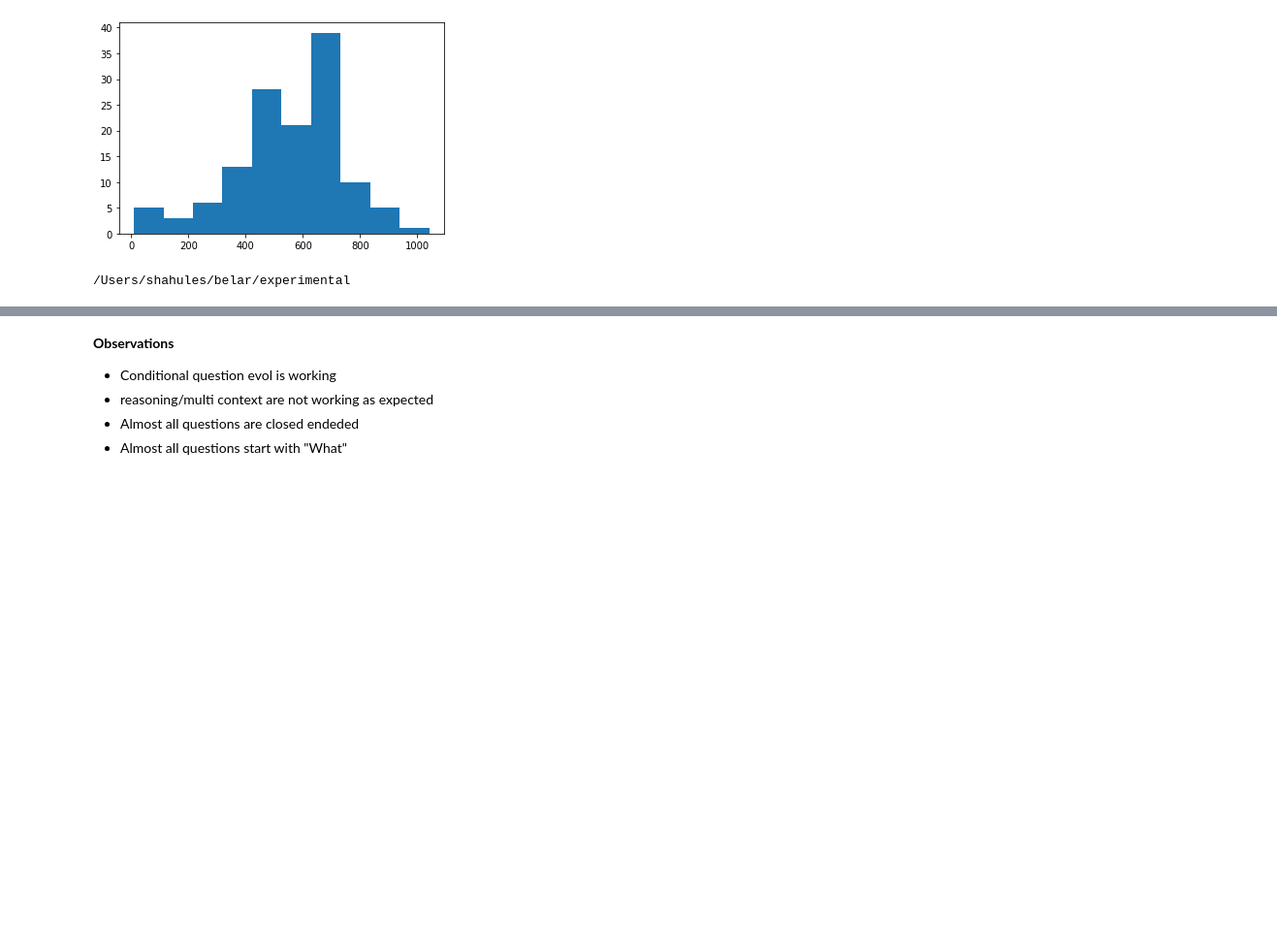
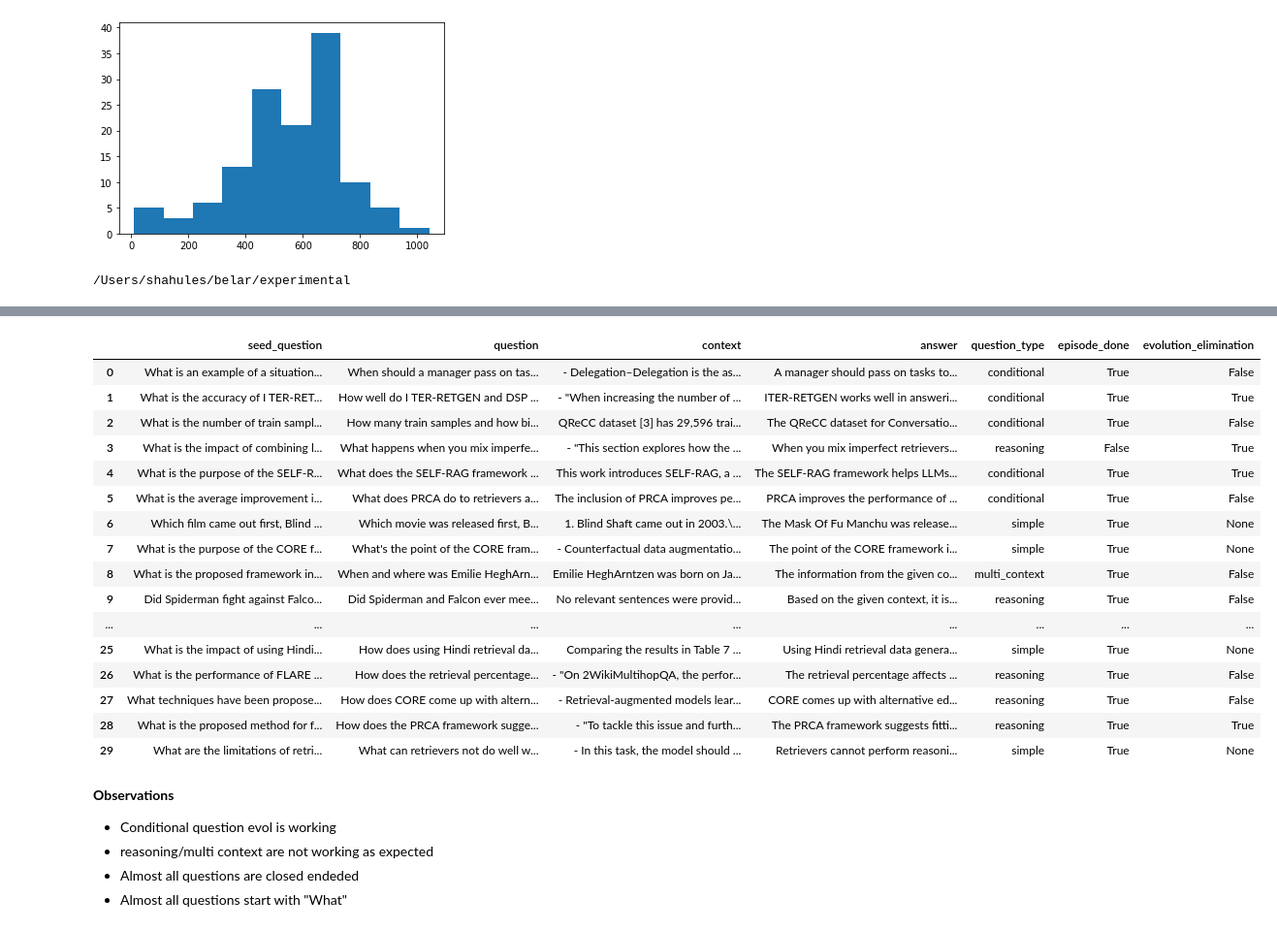
Before and after one commit to explodinggradients/ragas, a Jupyter notebook: experimental/Testgeneration.ipynb, the cells around one changed output, grey strips where cells are left out. Shown at 97% size. Saved outputs shown, nothing was run; the diff lists cells and outputs as text; code cells hidden in the pictures; blank space fills up the shorter version.

```diff
--- a/experimental/Testgeneration.ipynb
+++ b/experimental/Testgeneration.ipynb
@@ -27,7 +27,7 @@ loader = ArxivReader() #uses simpledirectory reader under the hood, hence need m
 # %%
 # documents = loader.load_data("retrieval augmented generation AND large language model",max_results=20,papers_dir='./arxiv-papers')
 # %%
-reader = SimpleDirectoryReader("./arxiv-papers/",num_files_limit=10)
+reader = SimpleDirectoryReader("./arxiv-papers/",num_files_limit=25)
 documents = reader.load_data()
 # %% [markdown]
 ## SimpleDirectoryReader?
@@ -50,13 +50,13 @@ plt.hist([len(doc.get_content().split()) for doc in documents])
 [figure]
 # %%
 test_dist =  {
-    "simple": 0.4,
-    "reasoning": 0.3,
-    "multi_context": 0.0,
-    "conditional": 0.3,
+    "simple": 0.3,
+    "reasoning": 0.25,
+    "multi_context": .2,
+    "conditional": 0.25,
 }
 # %%
-testsetgenerator = TestsetGenerator.from_default(testset_distribution=test_dist,chunk_size=712)
+testsetgenerator = TestsetGenerator.from_default(testset_distribution=test_dist,chunk_size=1024)
 # %%
 !pwd
 # %% [output]
@@ -201,0 +64,2 @@ seed question What are the four types of reflection tokens used in SELF-RAG?
+# %%
+test_df = testsetgenerator.generate(documents,test_size=30)
@@ -202 +132,21 @@ seed question What are the four types of reflection tokens used in SELF-RAG?
+# %%
+test_df.to_pandas()
+# %% [output]
+|  | seed_question | question | context | answer | question_type | episode_done | evolution_elimination |
+| 0 | What is an example of a situation... | When should a manager pass on tas... | - Delegation–Delegation is the as... | A manager should pass on tasks to... | conditional | True | False |
+| 1 | What is the accuracy of I TER-RET... | How well do I TER-RETGEN and DSP ... | - "When increasing the number of ... | ITER-RETGEN works well in answeri... | conditional | True | True |
+| 2 | What is the number of train sampl... | How many train samples and how bi... | QReCC dataset [3] has 29,596 trai... | The QReCC dataset for Conversatio... | conditional | True | False |
+| 3 | What is the impact of combining l... | What happens when you mix imperfe... | - "This section explores how the ... | When you mix imperfect retrievers... | reasoning | False | True |
+| 4 | What is the purpose of the SELF-R... | What does the SELF-RAG framework ... | This work introduces SELF-RAG, a ... | The SELF-RAG framework helps LLMs... | conditional | True | True |
+| 5 | What is the average improvement i... | What does PRCA do to retrievers a... | The inclusion of PRCA improves pe... | PRCA improves the performance of ... | conditional | True | False |
+| 6 | Which film came out first, Blind ... | Which movie was released first, B... | 1. Blind Shaft came out in 2003.\... | The Mask Of Fu Manchu was release... | simple | True | None |
+| 7 | What is the purpose of the CORE f... | What's the point of the CORE fram... | - Counterfactual data augmentatio... | The point of the CORE framework i... | simple | True | None |
+| 8 | What is the proposed framework in... | When and where was Emilie HeghArn... | Emilie HeghArntzen was born on Ja... | The information from the given co... | multi_context | True | False |
+| 9 | Did Spiderman fight against Falco... | Did Spiderman and Falcon ever mee... | No relevant sentences were provid... | Based on the given context, it is... | reasoning | True | False |
+| ... | ... | ... | ... | ... | ... | ... | ... |
+| 25 | What is the impact of using Hindi... | How does using Hindi retrieval da... | Comparing the results in Table 7 ... | Using Hindi retrieval data genera... | simple | True | None |
+| 26 | What is the performance of FLARE ... | How does the retrieval percentage... | - "On 2WikiMultihopQA, the perfor... | The retrieval percentage affects ... | reasoning | True | False |
+| 27 | What techniques have been propose... | How does CORE come up with altern... | - Retrieval-augmented models lear... | CORE comes up with alternative ed... | reasoning | True | False |
+| 28 | What is the proposed method for f... | How does the PRCA framework sugge... | - "To tackle this issue and furth... | The PRCA framework suggests fitti... | reasoning | True | True |
+| 29 | What are the limitations of retri... | What can retrievers not do well w... | - In this task, the model should ... | Retrievers cannot perform reasoni... | simple | True | None |
 # %%
```
Also changed, not shown: parts of 16 cells of this notebook, 2 other files.
